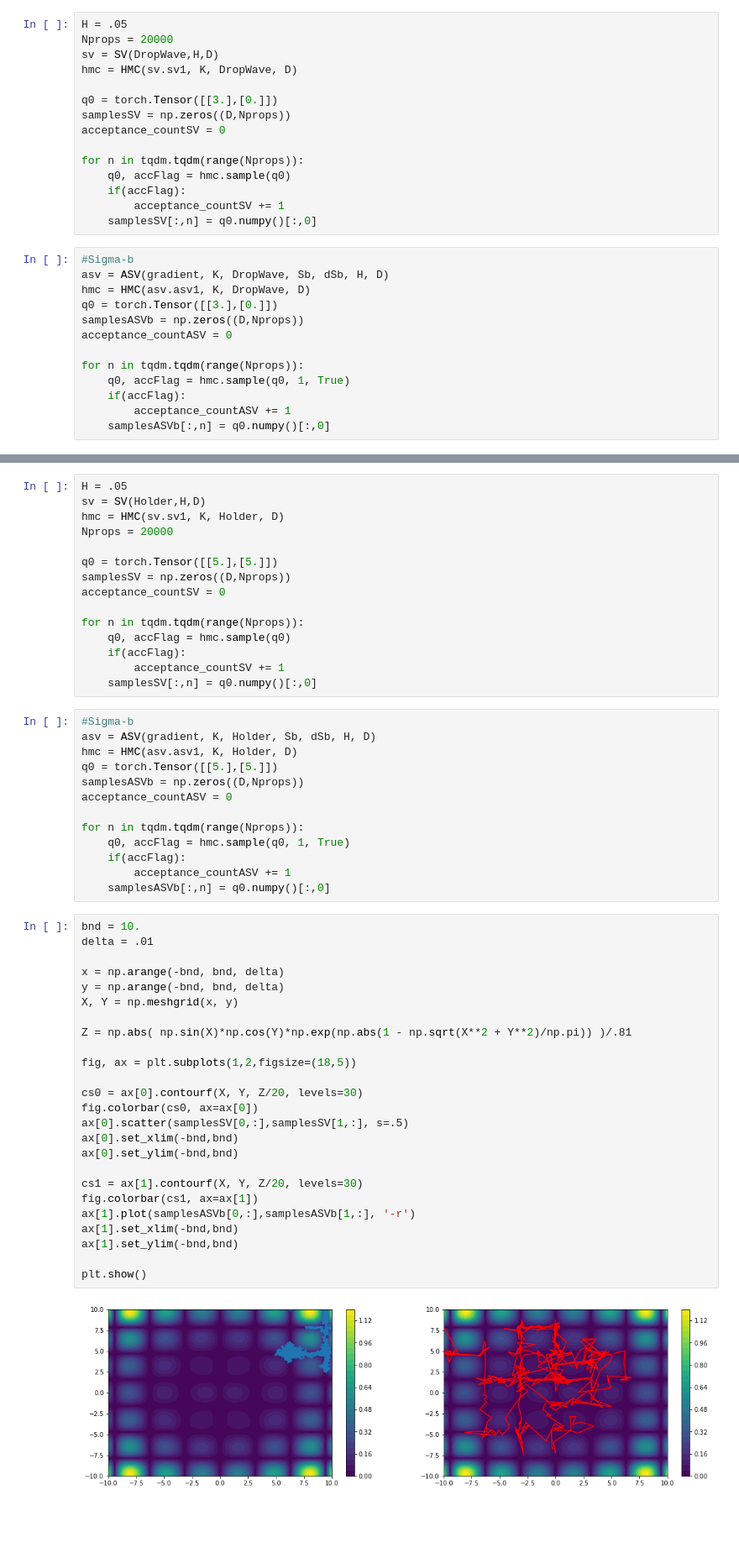
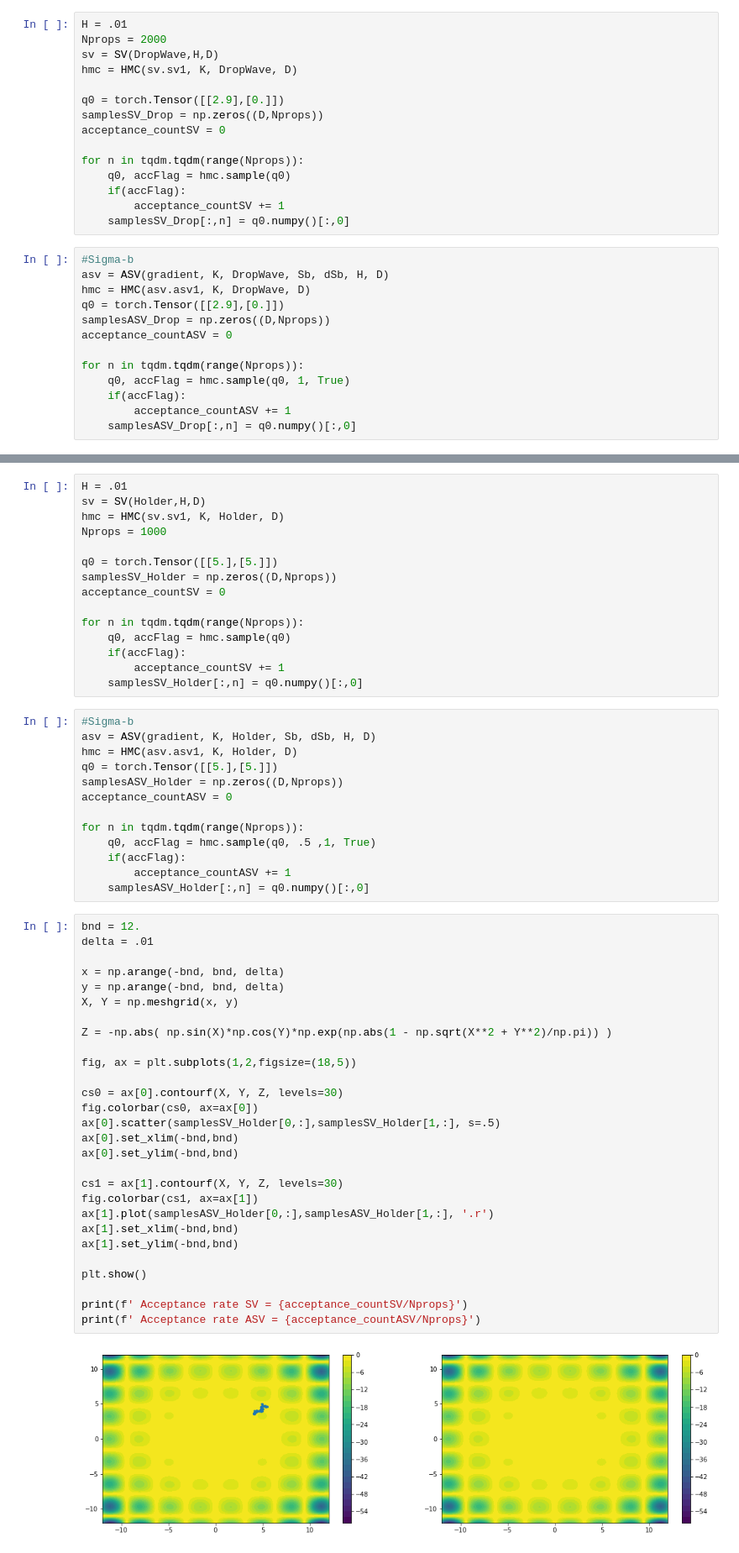
Before and after one commit to BrianWhiteaker/HMC, a Jupyter notebook: Class_Dev.ipynb, the cells around one changed output, grey strips where cells are left out. Shown at 84% size. Saved outputs shown, nothing was run; the diff lists cells and outputs as text; blank space fills up the shorter version.

```diff
--- a/Class_Dev.ipynb
+++ b/Class_Dev.ipynb
@@ -379,31 +449,31 @@ plt.show()
 $$ f(\mathbf{x}) = -\frac{1+\cos\left( 12\lvert|\mathbf{x}\rvert|\right)}{0.5(\mathbf{x}^{\top}\mathbf{x}) + 2} $$<br>
 Global minimum $f(\mathbf{x^{*}})=-1$, at $\mathbf{x}^{*}=(0,0)$
 # %%
-H = .05
-Nprops = 20000
+H = .01
+Nprops = 2000
 sv = SV(DropWave,H,D)
 hmc = HMC(sv.sv1, K, DropWave, D)
 
-q0 = torch.Tensor([[3.],[0.]])
-samplesSV = np.zeros((D,Nprops))
+q0 = torch.Tensor([[2.9],[0.]])
+samplesSV_Drop = np.zeros((D,Nprops))
 acceptance_countSV = 0
 
 for n in tqdm.tqdm(range(Nprops)):
     q0, accFlag = hmc.sample(q0)
     if(accFlag):
         acceptance_countSV += 1
-    samplesSV[:,n] = q0.numpy()[:,0]
+    samplesSV_Drop[:,n] = q0.numpy()[:,0]
 # %%
 #Sigma-b
 asv = ASV(gradient, K, DropWave, Sb, dSb, H, D)
 hmc = HMC(asv.asv1, K, DropWave, D)
-q0 = torch.Tensor([[3.],[0.]])
-samplesASVb = np.zeros((D,Nprops))
+q0 = torch.Tensor([[2.9],[0.]])
+samplesASV_Drop = np.zeros((D,Nprops))
 acceptance_countASV = 0
 
 for n in tqdm.tqdm(range(Nprops)):
     q0, accFlag = hmc.sample(q0, 1, True)
     if(accFlag):
         acceptance_countASV += 1
-    samplesASVb[:,n] = q0.numpy()[:,0]
+    samplesASV_Drop[:,n] = q0.numpy()[:,0]
 # %%
@@ -442,55 +525,58 @@ Global minimum $f(\mathbf{x}^*)=-19.021$ at four corners.
 # %%
-H = .05
+H = .01
 sv = SV(Holder,H,D)
 hmc = HMC(sv.sv1, K, Holder, D)
-Nprops = 20000
+Nprops = 1000
 
 q0 = torch.Tensor([[5.],[5.]])
-samplesSV = np.zeros((D,Nprops))
+samplesSV_Holder = np.zeros((D,Nprops))
 acceptance_countSV = 0
 
 for n in tqdm.tqdm(range(Nprops)):
     q0, accFlag = hmc.sample(q0)
     if(accFlag):
         acceptance_countSV += 1
-    samplesSV[:,n] = q0.numpy()[:,0]
+    samplesSV_Holder[:,n] = q0.numpy()[:,0]
 # %%
 #Sigma-b
 asv = ASV(gradient, K, Holder, Sb, dSb, H, D)
 hmc = HMC(asv.asv1, K, Holder, D)
 q0 = torch.Tensor([[5.],[5.]])
-samplesASVb = np.zeros((D,Nprops))
+samplesASV_Holder = np.zeros((D,Nprops))
 acceptance_countASV = 0
 
 for n in tqdm.tqdm(range(Nprops)):
-    q0, accFlag = hmc.sample(q0, 1, True)
+    q0, accFlag = hmc.sample(q0, .5 ,1, True)
     if(accFlag):
         acceptance_countASV += 1
-    samplesASVb[:,n] = q0.numpy()[:,0]
+    samplesASV_Holder[:,n] = q0.numpy()[:,0]
 # %%
-bnd = 10.
+bnd = 12.
 delta = .01
 
 x = np.arange(-bnd, bnd, delta)
 y = np.arange(-bnd, bnd, delta)
 X, Y = np.meshgrid(x, y)
 
-Z = np.abs( np.sin(X)*np.cos(Y)*np.exp(np.abs(1 - np.sqrt(X**2 + Y**2)/np.pi)) )/.81
+Z = -np.abs( np.sin(X)*np.cos(Y)*np.exp(np.abs(1 - np.sqrt(X**2 + Y**2)/np.pi)) )
 
 fig, ax = plt.subplots(1,2,figsize=(18,5))
 
-cs0 = ax[0].contourf(X, Y, Z/20, levels=30)
+cs0 = ax[0].contourf(X, Y, Z, levels=30)
 fig.colorbar(cs0, ax=ax[0])
-ax[0].scatter(samplesSV[0,:],samplesSV[1,:], s=.5)
+ax[0].scatter(samplesSV_Holder[0,:],samplesSV_Holder[1,:], s=.5)
 ax[0].set_xlim(-bnd,bnd)
 ax[0].set_ylim(-bnd,bnd)
 
-cs1 = ax[1].contourf(X, Y, Z/20, levels=30)
+cs1 = ax[1].contourf(X, Y, Z, levels=30)
 fig.colorbar(cs1, ax=ax[1])
-ax[1].plot(samplesASVb[0,:],samplesASVb[1,:], '-r')
+ax[1].plot(samplesASV_Holder[0,:],samplesASV_Holder[1,:], '.r')
 ax[1].set_xlim(-bnd,bnd)
 ax[1].set_ylim(-bnd,bnd)
 
 plt.show()
+
+print(f' Acceptance rate SV = {acceptance_countSV/Nprops}')
+print(f' Acceptance rate ASV = {acceptance_countASV/Nprops}')
 # %% [output]
-[figure, old version]
+[figure, new version]
```
Also changed, not shown: parts of 26 cells of this notebook.
